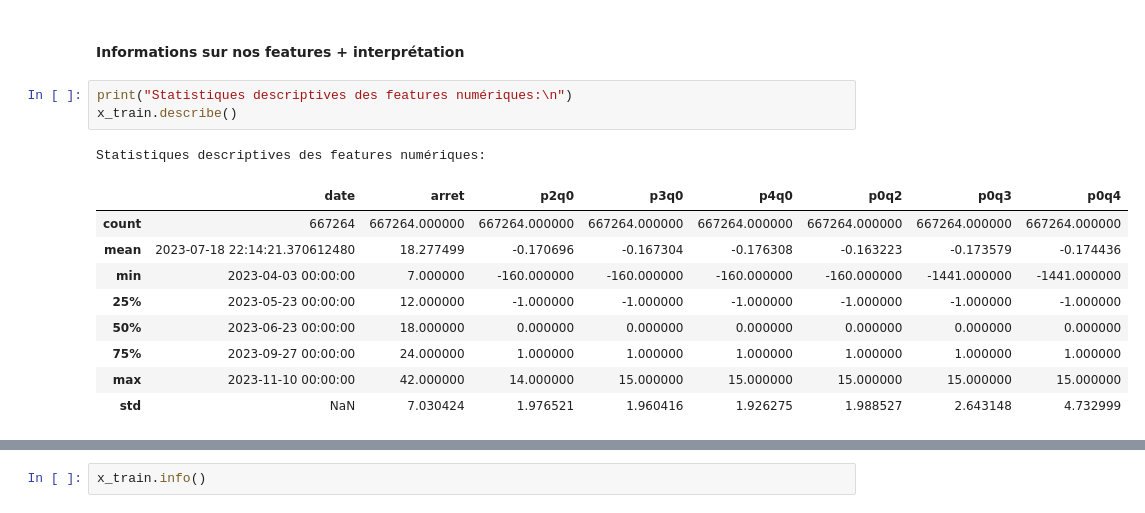
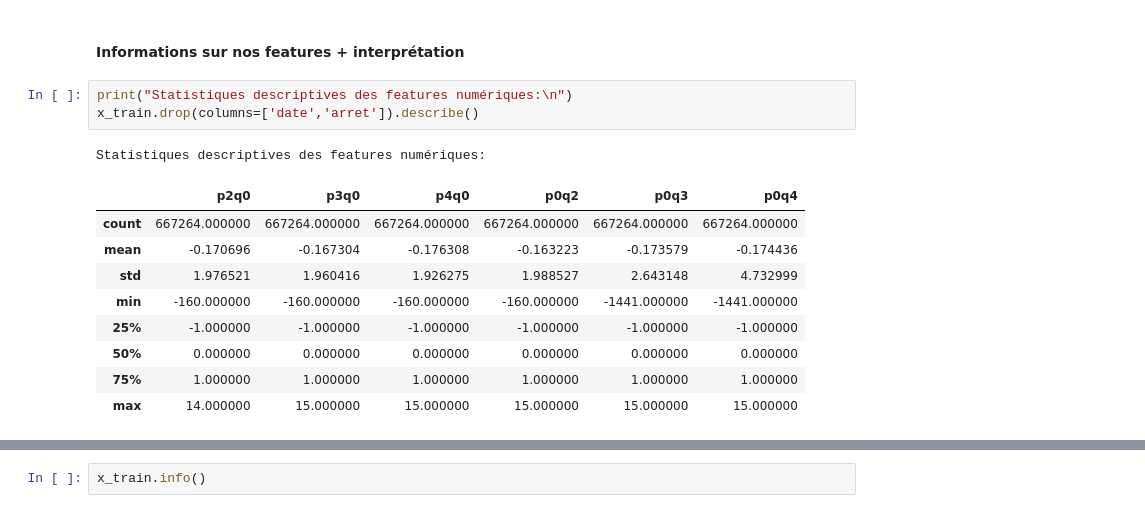
Before and after one commit to lincecile/Projet_Machine_Learning, a Jupyter notebook: Projet_v2.ipynb, the cells around one changed output, grey strips where cells are left out. Drawn from its saved outputs; the diff is of its cells as text.

```diff
--- a/Projet_v2.ipynb
+++ b/Projet_v2.ipynb
@@ -260,15 +215,15 @@ Text(0.5, 1.0, "Distribution de la variable cible des différences de temps d'at
 #### Informations sur nos features + interprétation
 # %%
 print("Statistiques descriptives des features numériques:\n")
-x_train.describe()
+x_train.drop(columns=['date','arret']).describe()
 # %% [output]
 Statistiques descriptives des features numériques:
-|  | date | arret | p2q0 | p3q0 | p4q0 | p0q2 | p0q3 | p0q4 |
-| count | 667264 | 667264.000000 | 667264.000000 | 667264.000000 | 667264.000000 | 667264.000000 | 667264.000000 | 667264.000000 |
-| mean | 2023-07-18 22:14:21.370612480 | 18.277499 | -0.170696 | -0.167304 | -0.176308 | -0.163223 | -0.173579 | -0.174436 |
-| min | 2023-04-03 00:00:00 | 7.000000 | -160.000000 | -160.000000 | -160.000000 | -160.000000 | -1441.000000 | -1441.000000 |
-| 25% | 2023-05-23 00:00:00 | 12.000000 | -1.000000 | -1.000000 | -1.000000 | -1.000000 | -1.000000 | -1.000000 |
-| 50% | 2023-06-23 00:00:00 | 18.000000 | 0.000000 | 0.000000 | 0.000000 | 0.000000 | 0.000000 | 0.000000 |
-| 75% | 2023-09-27 00:00:00 | 24.000000 | 1.000000 | 1.000000 | 1.000000 | 1.000000 | 1.000000 | 1.000000 |
-| max | 2023-11-10 00:00:00 | 42.000000 | 14.000000 | 15.000000 | 15.000000 | 15.000000 | 15.000000 | 15.000000 |
-| std | NaN | 7.030424 | 1.976521 | 1.960416 | 1.926275 | 1.988527 | 2.643148 | 4.732999 |
+|  | p2q0 | p3q0 | p4q0 | p0q2 | p0q3 | p0q4 |
+| count | 667264.000000 | 667264.000000 | 667264.000000 | 667264.000000 | 667264.000000 | 667264.000000 |
+| mean | -0.170696 | -0.167304 | -0.176308 | -0.163223 | -0.173579 | -0.174436 |
+| std | 1.976521 | 1.960416 | 1.926275 | 1.988527 | 2.643148 | 4.732999 |
+| min | -160.000000 | -160.000000 | -160.000000 | -160.000000 | -1441.000000 | -1441.000000 |
+| 25% | -1.000000 | -1.000000 | -1.000000 | -1.000000 | -1.000000 | -1.000000 |
+| 50% | 0.000000 | 0.000000 | 0.000000 | 0.000000 | 0.000000 | 0.000000 |
+| 75% | 1.000000 | 1.000000 | 1.000000 | 1.000000 | 1.000000 | 1.000000 |
+| max | 14.000000 | 15.000000 | 15.000000 | 15.000000 | 15.000000 | 15.000000 |
```
Also changed, not shown: parts of 170 cells of this notebook.
